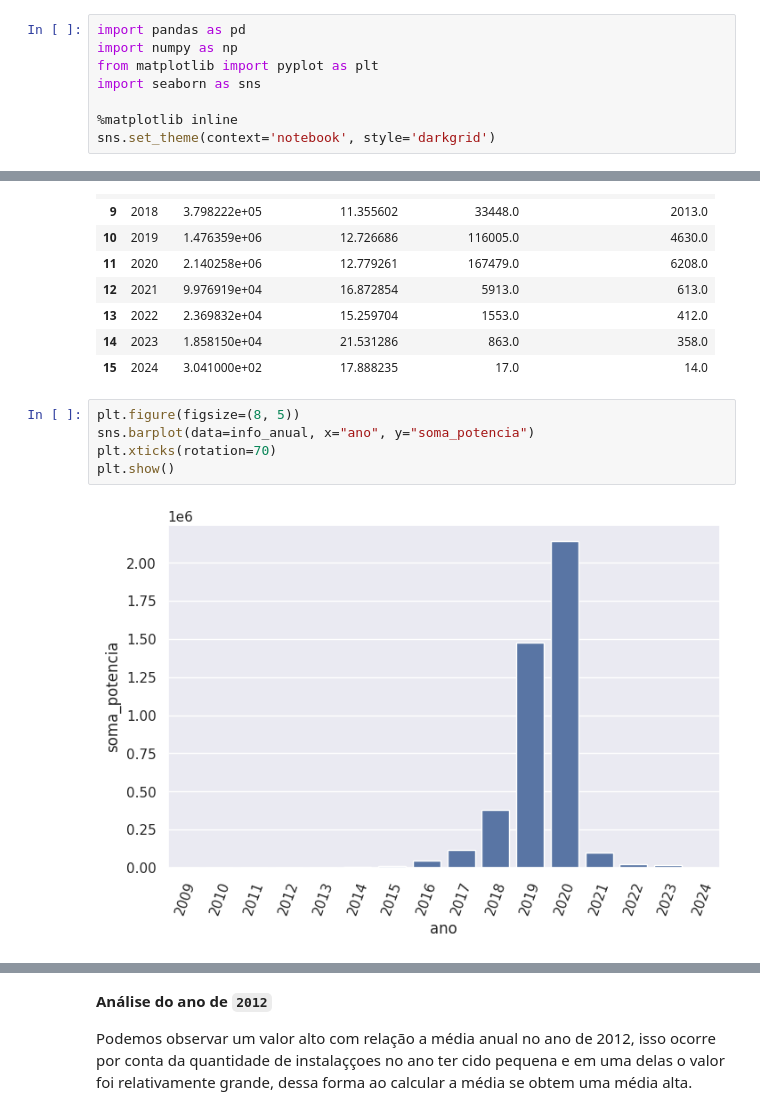
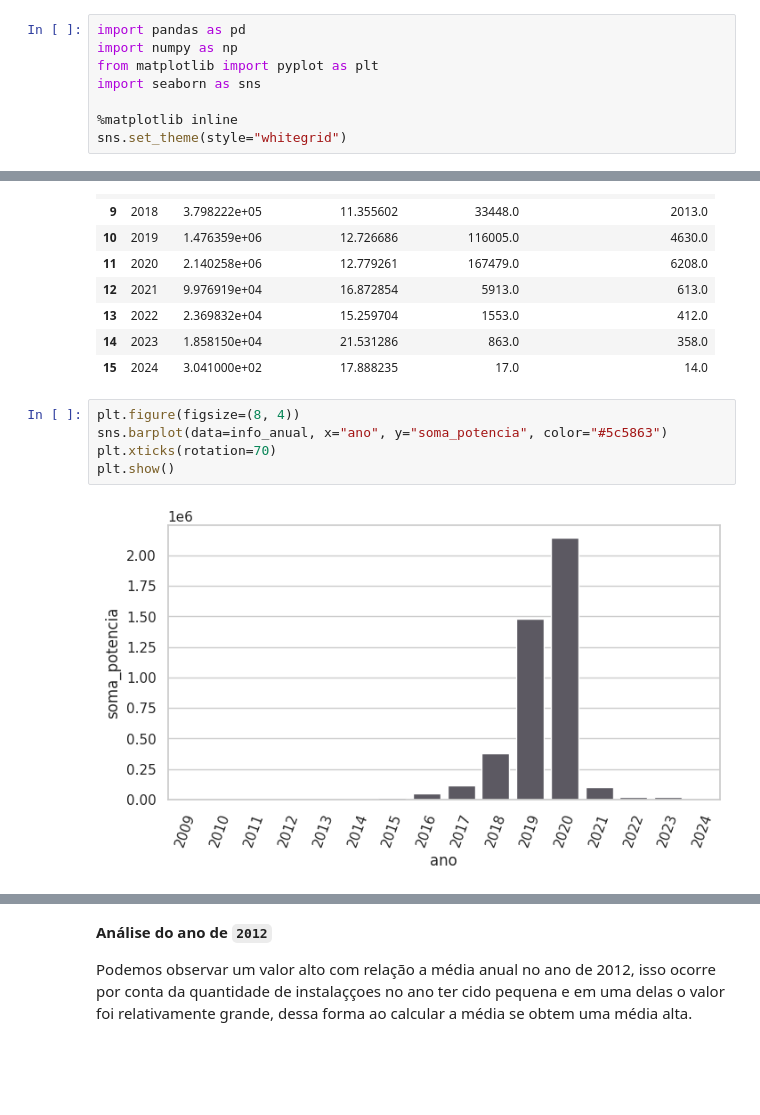
Before and after one commit to Oseiasdfarias/projeto_portifolio_data_science, a Jupyter notebook: geracao_distribuida_fotovoltaica.ipynb, the cells around one changed output, grey strips where cells are left out. Saved outputs shown, nothing was run; the diff lists cells and outputs as text; blank space fills up the shorter version.

Commit message:
trabalhando no notebook na parte exploratória dos dados

```diff
--- a/geracao_distribuida_fotovoltaica.ipynb
+++ b/geracao_distribuida_fotovoltaica.ipynb
@@ -32,7 +32,7 @@ from matplotlib import pyplot as plt
 import seaborn as sns
 
 %matplotlib inline
-sns.set_theme(context='notebook', style='darkgrid')
+sns.set_theme(style="whitegrid")
 # %% [markdown]
 ### Carregando a base de dados
 # %%
@@ -325,10 +326,10 @@ info_anual.head(20)
 | 14 | 2023 | 1.858150e+04 | 21.531286 | 863.0 | 358.0 |
 | 15 | 2024 | 3.041000e+02 | 17.888235 | 17.0 | 14.0 |
 # %%
-plt.figure(figsize=(8, 5))
-sns.barplot(data=info_anual, x="ano", y="soma_potencia")
+plt.figure(figsize=(8, 4))
+sns.barplot(data=info_anual, x="ano", y="soma_potencia", color="#5c5863")
 plt.xticks(rotation=70)
 plt.show()
 # %% [output]
-[figure, old version]
+[figure, new version]
 # %%
```
Also changed, not shown: parts of 13 cells of this notebook.
